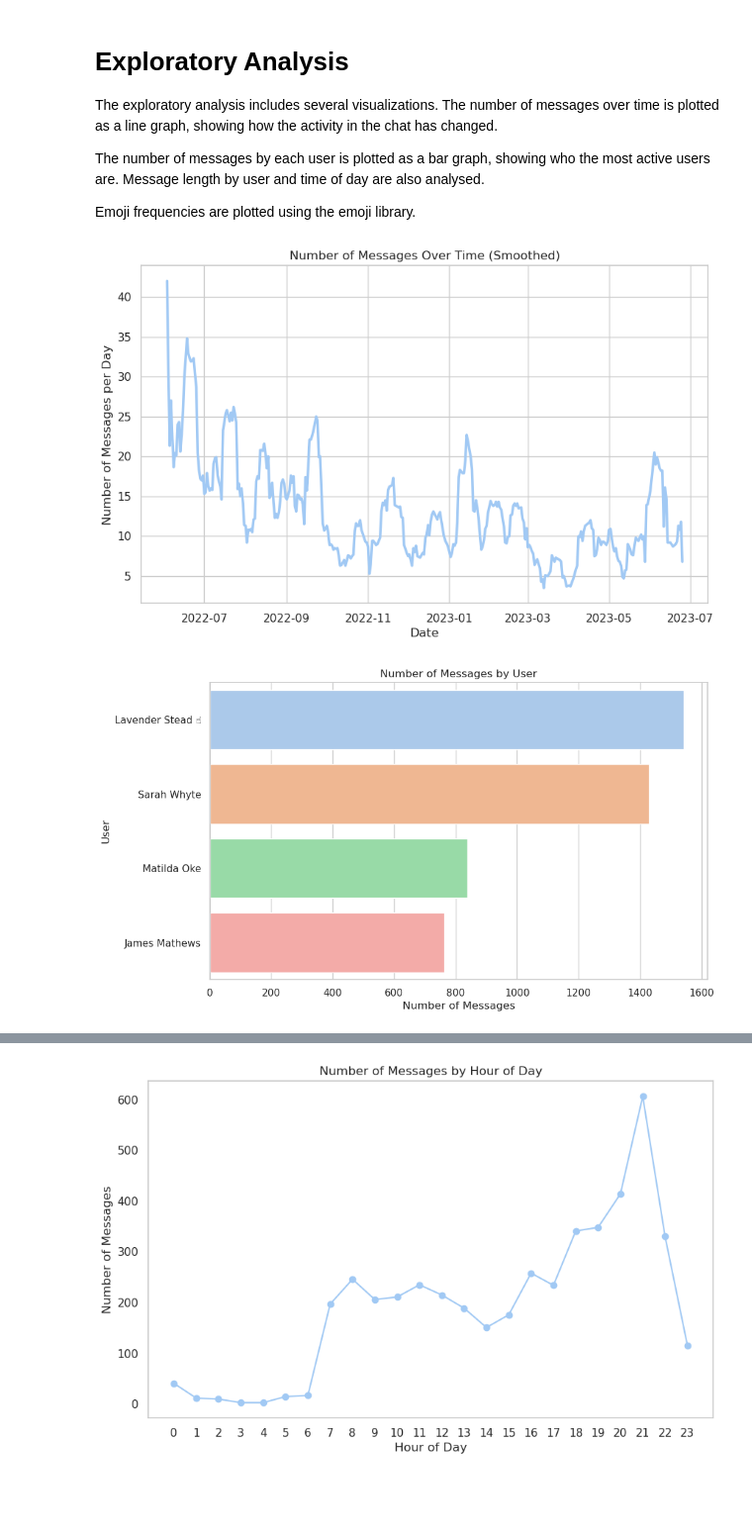
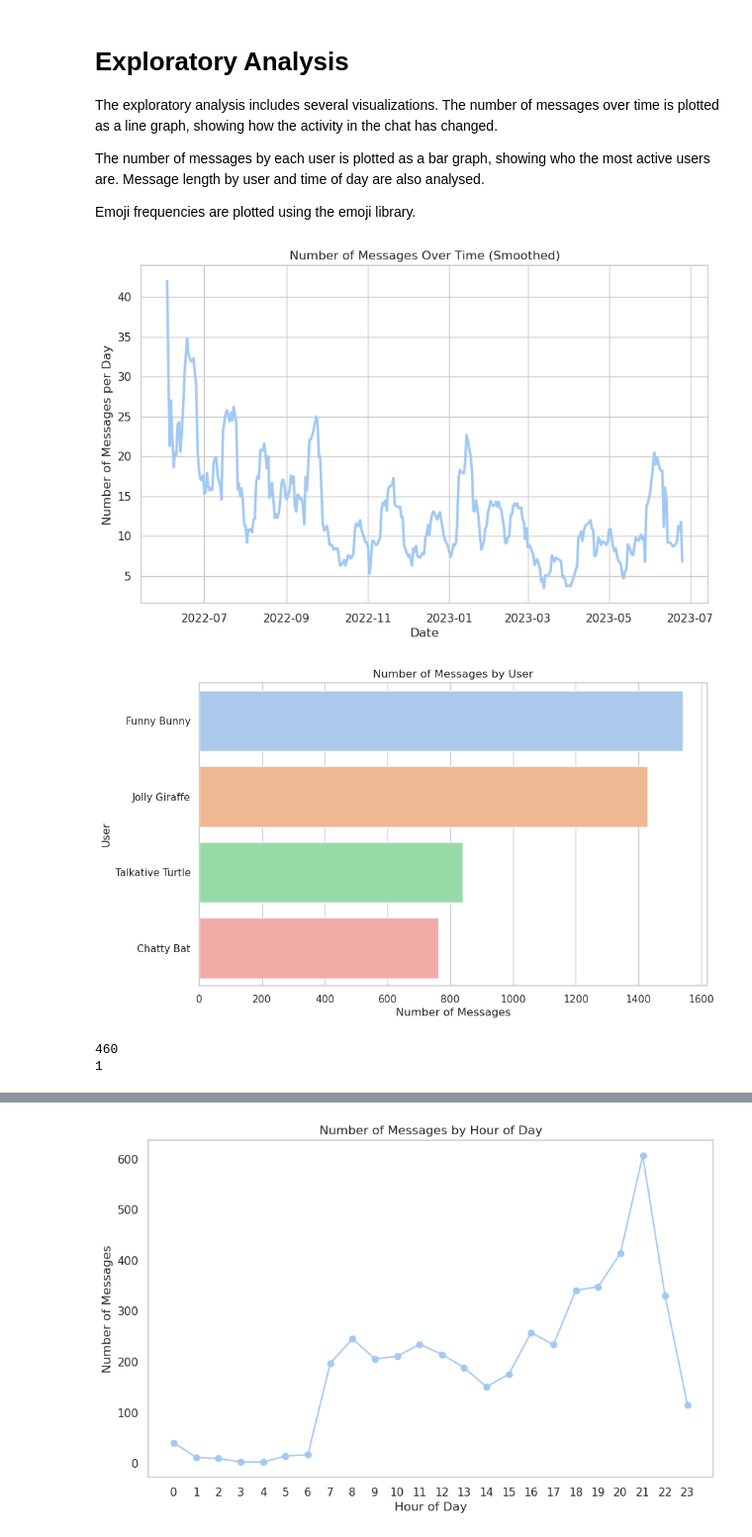
Before and after one commit to JamesCameronMathews/ChatAnalysis, a Jupyter notebook: Analysis.ipynb, the cells around one changed output, grey strips where cells are left out. Shown at 99% size. Cells and saved outputs as stored; diff of their text form; code cells hidden in the pictures; blank space fills up the shorter version.

```diff
--- a/Analysis.ipynb
+++ b/Analysis.ipynb
@@ -80,31 +79,82 @@ import matplotlib.pyplot as plt
 import seaborn as sns
 import pandas as pd
 
 chat_data['date'] = chat_data['datetime'].dt.date
 message_counts = chat_data['date'].value_counts().sort_index()
 user_message_counts = chat_data['user'].value_counts()
+
+###### Optional - alias the users and scrub phone numbers ######
+# Define a list of aliases
+aliases = ['Funny Bunny', 'Chatty Bat', 'Talkative Turtle', 'Jolly Giraffe', 'Big Brown', 'The Crab Guy']
+
+# Get the unique user names
+users = chat_data['user'].unique()
+
+# Create a dictionary that maps each user name to an alias
+user_aliases = dict(zip(users, aliases))
+
+# Replace the user names with their aliases
+chat_data['user'] = chat_data['user'].replace(user_aliases)
+
+# Check if there are more users than aliases
+if len(users) > len(aliases):
+    raise ValueError('There are more users than aliases. Please add more aliases.')
+
+# Define a regular expression for phone numbers
+phone_number_regex = r'614\d{8}'
+
+# Replace phone numbers with 'xxxxxxxxx'
+chat_data['message'] = chat_data['message'].str.replace(phone_number_regex, 'xxxxxxxxx', regex=True)
+
+###### End optional ######
+
+# Create a dictionary that maps each user name to an alias
+user_aliases = dict(zip(users, aliases))
+
+# Replace the user names with their aliases
+chat_data['user'] = chat_data['user'].replace(user_aliases)
+
 
 sns.set(style='whitegrid', palette='pastel')
 
 # Apply a simple moving average (rolling mean) to the message_counts data
 window_size = 10  # Adjust the window size as per your preference
 smoothed_message_counts = message_counts.rolling(window=window_size, min_periods=1).mean()
 
 # Draw number of messages over time with a slightly smoothed line
 plt.figure(figsize=(10, 6))
 sns.lineplot(x=smoothed_message_counts.index, y=smoothed_message_counts.values, linewidth=2.5)
 plt.title('Number of Messages Over Time (Smoothed)')
 plt.xlabel('Date')
 plt.ylabel('Number of Messages per Day')
 plt.show()
 
 # Draw the number of messages by user
 plt.figure(figsize=(10, 6))
 sns.barplot(x=user_message_counts.values, y=user_message_counts.index)
 plt.title('Number of Messages by User')
 plt.xlabel('Number of Messages')
 plt.ylabel('User')
 plt.show()
 # %% [output]
 [figure]
-[figure, old version]
+[figure, new version]
+# %%
+# Add a new column for the length of each message
+chat_data['message_length'] = chat_data['message'].str.len()
+
+# Get the index of the shortest message
+shortest_message_index = chat_data['message_length'].min()
+
+# Get the index of the longest message
+longest_message_index = chat_data['message_length'].max()
+
+print(longest_message_index)
+print(shortest_message_index)
+
+####### Optional: Print the shortest and longest messages
+# print('Shortest message:', chat_data.loc[shortest_message_index, 'message'])
+# print('Longest message:', chat_data.loc[longest_message_index, 'message'])
+# %% [output]
+460
+1
```
Also changed, not shown: parts of 11 cells of this notebook.
